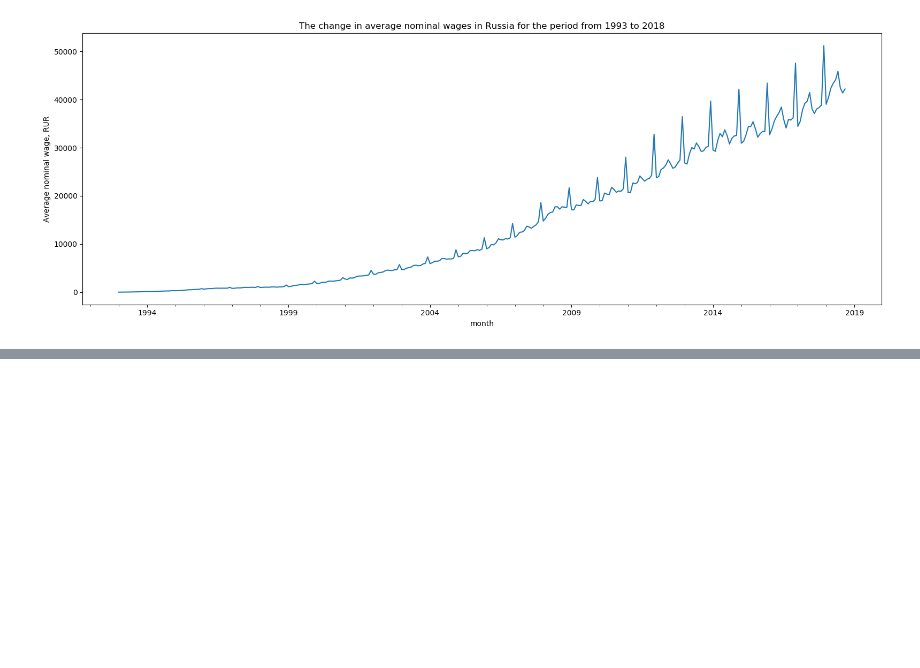
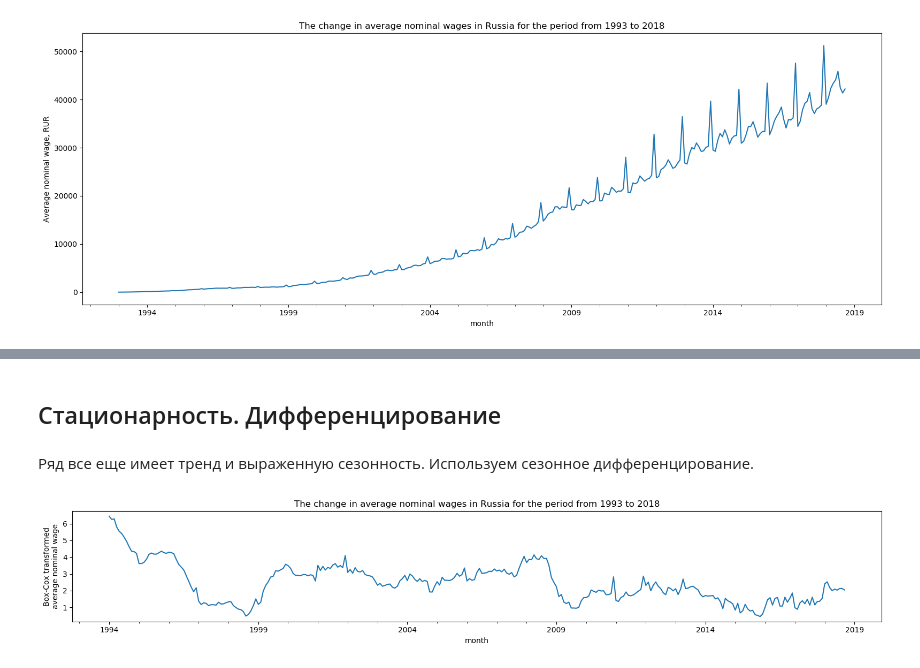
Before and after one commit to armavox/mldaspec, a Jupyter notebook: course5/notebooks/w1Peer_russian_wage.ipynb, the cells around one changed output, grey strips where cells are left out. Cells and saved outputs as stored; diff of their text form; code cells hidden in the pictures; blank space fills up the shorter version.

```diff
--- a/course5/notebooks/w1Peer_russian_wage.ipynb
+++ b/course5/notebooks/w1Peer_russian_wage.ipynb
@@ -30,0 +65,13 @@ plt.tight_layout();
+# %% [markdown]
+## Стационарность. Дифференцирование
+# %% [markdown]
+Ряд все еще имеет тренд и выраженную сезонность. Используем сезонное дифференцирование.
+# %%
+df['wage_box_diff12'] = df.wage_box - df.wage_box.shift(12)
+
+df.wage_box_diff12.plot(figure=plt.figure(figsize=(16, 3), dpi=100))
+plt.ylabel('Box-Cox transformed\naverage nominal wage');
+plt.title('The change in average nominal wages in Russia for the period from 1993 to 2018');
+plt.tight_layout();
+# %% [output]
+[figure, added]
```
Also changed, not shown: parts of 66 cells of this notebook, 2 other files.
